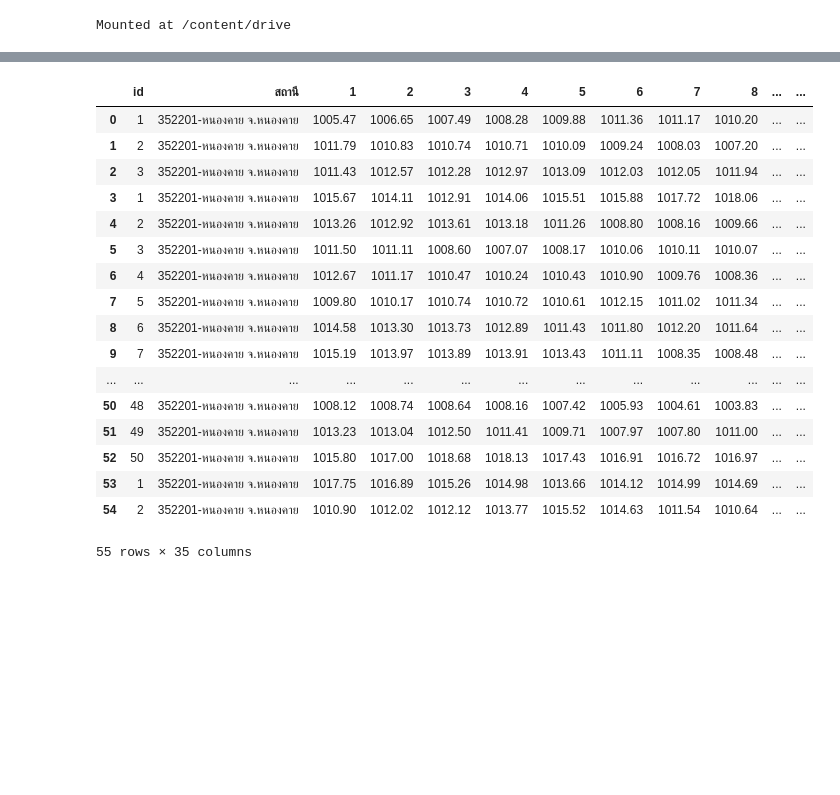
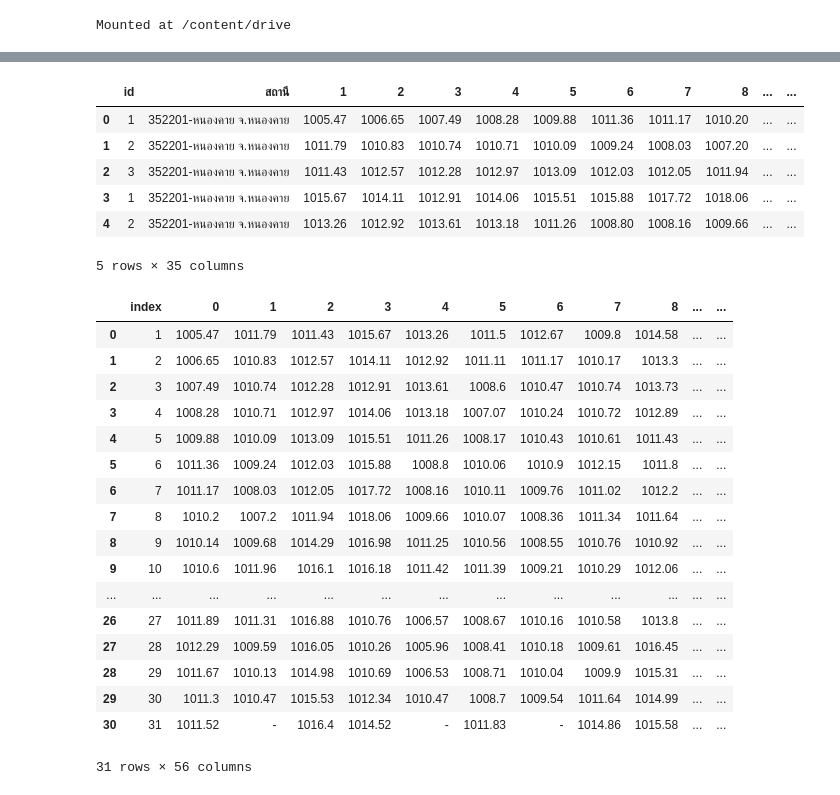
Before and after one commit to Tonry12/data_science_bootcamp_8_tonnaw, a Jupyter notebook: midterm_bscdpdm23.ipynb, the cells around one changed output, grey strips where cells are left out. Cells and saved outputs as stored; diff of their text form; code cells hidden in the pictures; blank space fills up the shorter version.

```diff
--- a/midterm_bscdpdm23.ipynb
+++ b/midterm_bscdpdm23.ipynb
@@ -44,24 +33,13 @@ press_kk
 # %%
 press_kk['year'] = press_kk['เดือน-ปี'].dt.year
 press_kk['month'] = press_kk['เดือน-ปี'].dt.month
 press_kk = press_kk.drop(['เดือน-ปี','Unnamed: 34'], axis =1)
-press_kk
+press_kk.head()
 # %% [output]
 |  | id | สถานี | 1 | 2 | 3 | 4 | 5 | 6 | 7 | 8 | ... | ... |
 | 0 | 1 | 352201-หนองคาย จ.หนองคาย | 1005.47 | 1006.65 | 1007.49 | 1008.28 | 1009.88 | 1011.36 | 1011.17 | 1010.20 | ... | ... |
 | 1 | 2 | 352201-หนองคาย จ.หนองคาย | 1011.79 | 1010.83 | 1010.74 | 1010.71 | 1010.09 | 1009.24 | 1008.03 | 1007.20 | ... | ... |
 | 2 | 3 | 352201-หนองคาย จ.หนองคาย | 1011.43 | 1012.57 | 1012.28 | 1012.97 | 1013.09 | 1012.03 | 1012.05 | 1011.94 | ... | ... |
 | 3 | 1 | 352201-หนองคาย จ.หนองคาย | 1015.67 | 1014.11 | 1012.91 | 1014.06 | 1015.51 | 1015.88 | 1017.72 | 1018.06 | ... | ... |
 | 4 | 2 | 352201-หนองคาย จ.หนองคาย | 1013.26 | 1012.92 | 1013.61 | 1013.18 | 1011.26 | 1008.80 | 1008.16 | 1009.66 | ... | ... |
-| 5 | 3 | 352201-หนองคาย จ.หนองคาย | 1011.50 | 1011.11 | 1008.60 | 1007.07 | 1008.17 | 1010.06 | 1010.11 | 1010.07 | ... | ... |
-| 6 | 4 | 352201-หนองคาย จ.หนองคาย | 1012.67 | 1011.17 | 1010.47 | 1010.24 | 1010.43 | 1010.90 | 1009.76 | 1008.36 | ... | ... |
-| 7 | 5 | 352201-หนองคาย จ.หนองคาย | 1009.80 | 1010.17 | 1010.74 | 1010.72 | 1010.61 | 1012.15 | 1011.02 | 1011.34 | ... | ... |
-| 8 | 6 | 352201-หนองคาย จ.หนองคาย | 1014.58 | 1013.30 | 1013.73 | 1012.89 | 1011.43 | 1011.80 | 1012.20 | 1011.64 | ... | ... |
-| 9 | 7 | 352201-หนองคาย จ.หนองคาย | 1015.19 | 1013.97 | 1013.89 | 1013.91 | 1013.43 | 1011.11 | 1008.35 | 1008.48 | ... | ... |
-| ... | ... | ... | ... | ... | ... | ... | ... | ... | ... | ... | ... | ... |
-| 50 | 48 | 352201-หนองคาย จ.หนองคาย | 1008.12 | 1008.74 | 1008.64 | 1008.16 | 1007.42 | 1005.93 | 1004.61 | 1003.83 | ... | ... |
-| 51 | 49 | 352201-หนองคาย จ.หนองคาย | 1013.23 | 1013.04 | 1012.50 | 1011.41 | 1009.71 | 1007.97 | 1007.80 | 1011.00 | ... | ... |
-| 52 | 50 | 352201-หนองคาย จ.หนองคาย | 1015.80 | 1017.00 | 1018.68 | 1018.13 | 1017.43 | 1016.91 | 1016.72 | 1016.97 | ... | ... |
-| 53 | 1 | 352201-หนองคาย จ.หนองคาย | 1017.75 | 1016.89 | 1015.26 | 1014.98 | 1013.66 | 1014.12 | 1014.99 | 1014.69 | ... | ... |
-| 54 | 2 | 352201-หนองคาย จ.หนองคาย | 1010.90 | 1012.02 | 1012.12 | 1013.77 | 1015.52 | 1014.63 | 1011.54 | 1010.64 | ... | ... |
-55 rows × 35 columns
+5 rows × 35 columns
@@ -67,0 +48,21 @@ press_kk
+# %%
+press_kk_31.T.reset_index()
+# %% [output]
+|  | index | 0 | 1 | 2 | 3 | 4 | 5 | 6 | 7 | 8 | ... | ... |
+| 0 | 1 | 1005.47 | 1011.79 | 1011.43 | 1015.67 | 1013.26 | 1011.5 | 1012.67 | 1009.8 | 1014.58 | ... | ... |
+| 1 | 2 | 1006.65 | 1010.83 | 1012.57 | 1014.11 | 1012.92 | 1011.11 | 1011.17 | 1010.17 | 1013.3 | ... | ... |
+| 2 | 3 | 1007.49 | 1010.74 | 1012.28 | 1012.91 | 1013.61 | 1008.6 | 1010.47 | 1010.74 | 1013.73 | ... | ... |
+| 3 | 4 | 1008.28 | 1010.71 | 1012.97 | 1014.06 | 1013.18 | 1007.07 | 1010.24 | 1010.72 | 1012.89 | ... | ... |
+| 4 | 5 | 1009.88 | 1010.09 | 1013.09 | 1015.51 | 1011.26 | 1008.17 | 1010.43 | 1010.61 | 1011.43 | ... | ... |
+| 5 | 6 | 1011.36 | 1009.24 | 1012.03 | 1015.88 | 1008.8 | 1010.06 | 1010.9 | 1012.15 | 1011.8 | ... | ... |
+| 6 | 7 | 1011.17 | 1008.03 | 1012.05 | 1017.72 | 1008.16 | 1010.11 | 1009.76 | 1011.02 | 1012.2 | ... | ... |
+| 7 | 8 | 1010.2 | 1007.2 | 1011.94 | 1018.06 | 1009.66 | 1010.07 | 1008.36 | 1011.34 | 1011.64 | ... | ... |
+| 8 | 9 | 1010.14 | 1009.68 | 1014.29 | 1016.98 | 1011.25 | 1010.56 | 1008.55 | 1010.76 | 1010.92 | ... | ... |
+| 9 | 10 | 1010.6 | 1011.96 | 1016.1 | 1016.18 | 1011.42 | 1011.39 | 1009.21 | 1010.29 | 1012.06 | ... | ... |
+| ... | ... | ... | ... | ... | ... | ... | ... | ... | ... | ... | ... | ... |
+| 26 | 27 | 1011.89 | 1011.31 | 1016.88 | 1010.76 | 1006.57 | 1008.67 | 1010.16 | 1010.58 | 1013.8 | ... | ... |
+| 27 | 28 | 1012.29 | 1009.59 | 1016.05 | 1010.26 | 1005.96 | 1008.41 | 1010.18 | 1009.61 | 1016.45 | ... | ... |
+| 28 | 29 | 1011.67 | 1010.13 | 1014.98 | 1010.69 | 1006.53 | 1008.71 | 1010.04 | 1009.9 | 1015.31 | ... | ... |
+| 29 | 30 | 1011.3 | 1010.47 | 1015.53 | 1012.34 | 1010.47 | 1008.7 | 1009.54 | 1011.64 | 1014.99 | ... | ... |
+| 30 | 31 | 1011.52 | - | 1016.4 | 1014.52 | - | 1011.83 | - | 1014.86 | 1015.58 | ... | ... |
+31 rows × 56 columns
```
Also changed, not shown: parts of 2 cells of this notebook.
